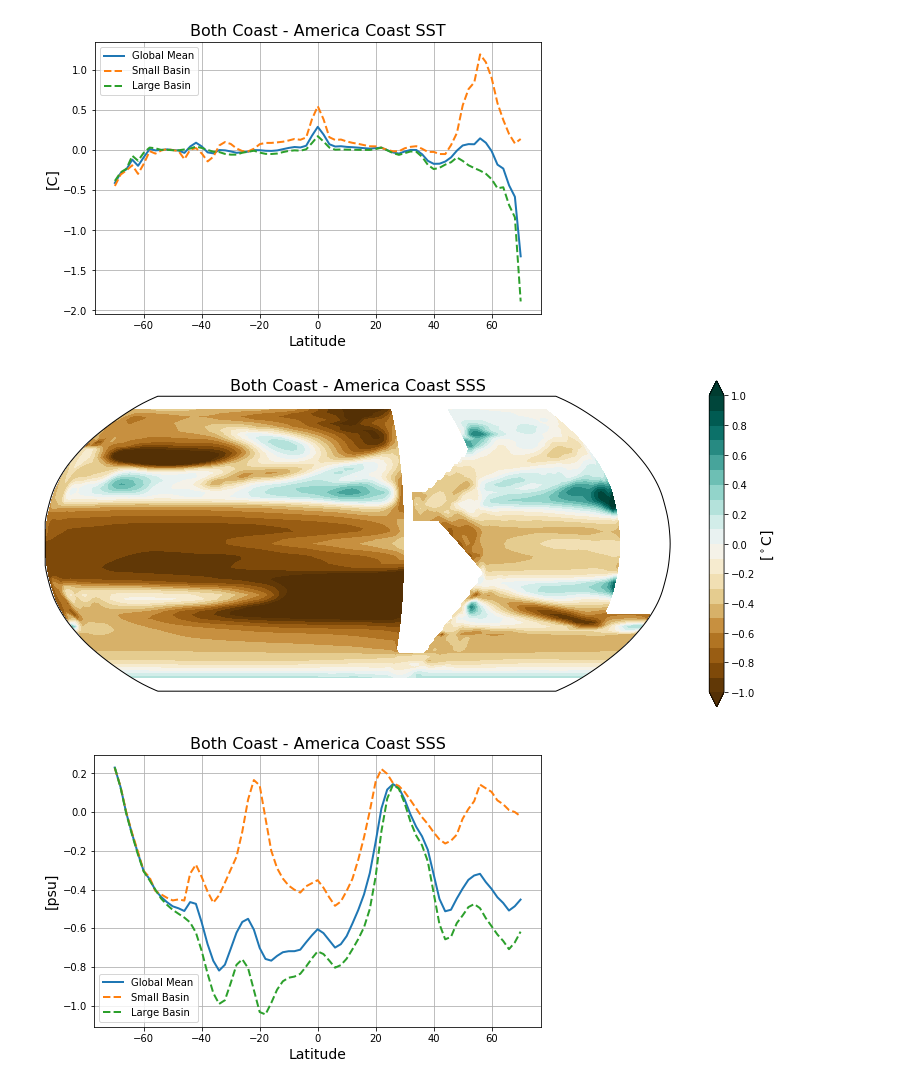
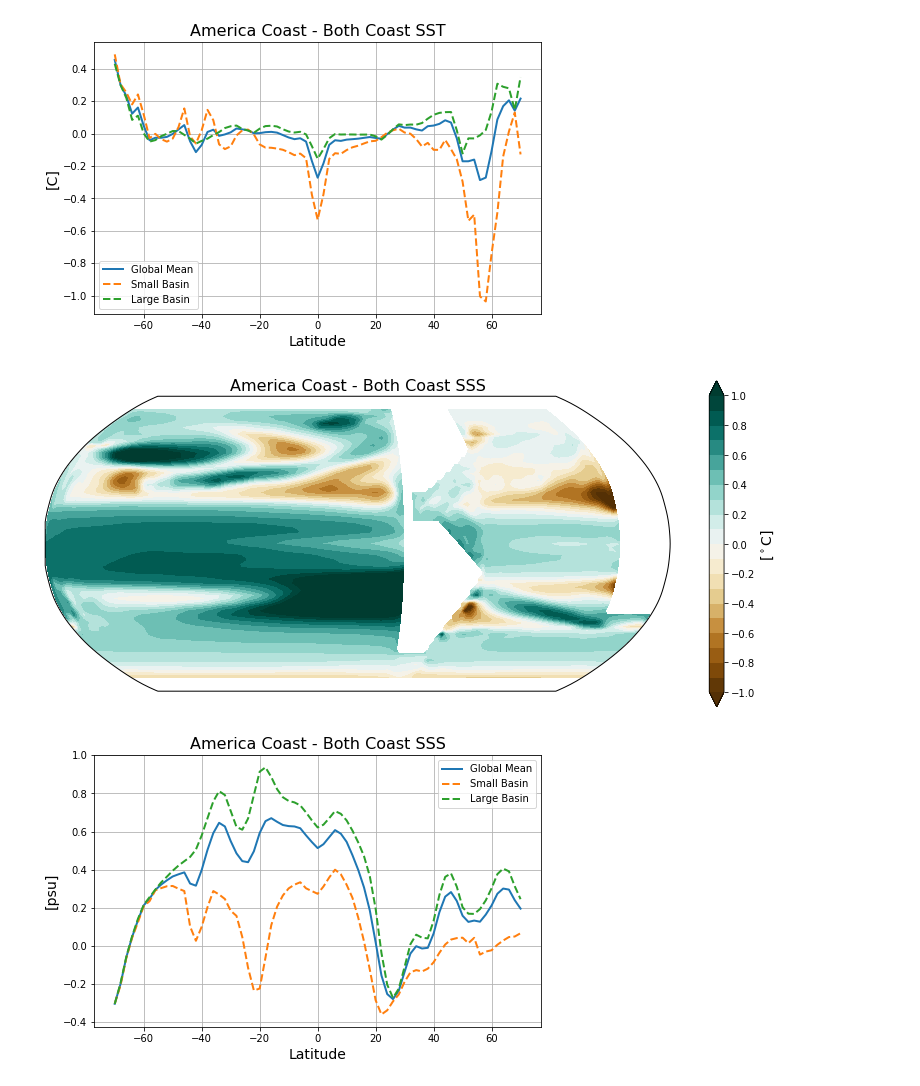
Before and after one commit to s-ragen/AQUA_CODE, a Jupyter notebook: Differences.ipynb, the cells around one changed output. Saved outputs shown, nothing was run; the diff lists cells and outputs as text; code cells hidden in the pictures.

```diff
--- a/Differences.ipynb
+++ b/Differences.ipynb
@@ -44,15 +44,15 @@ di_both = xr.open_dataset(path_month_both, decode_times=True)
 case_am = 'America Coast'
 
 # path to ocean_annual file
-path_year_am = '/data/sragen/aquaplanet/MASTERS/am_coast/run/DATA/200yr/20000101.ocean_annual.nc'
+path_year_am = '/data/sragen/aquaplanet/MASTERS/am_coast/run/DATA/300yr/21300101.ocean_annual.nc'
 dy_am = xr.open_dataset(path_year_am, decode_times=True)
 
 # path to ocean_month file
-path_month_am = '/data/sragen/aquaplanet/MASTERS/am_coast/run/DATA/200yr/20000101.ocean_month.nc'
+path_month_am = '/data/sragen/aquaplanet/MASTERS/am_coast/run/DATA/300yr/21300101.ocean_month.nc'
 dm_am = xr.open_dataset(path_month_am, decode_times=True)
 
 # path to ice_month file
-path_month_am = '/data/sragen/aquaplanet/MASTERS/am_coast/run/DATA/200yr/20000101.ice_month.nc'
+path_month_am = '/data/sragen/aquaplanet/MASTERS/am_coast/run/DATA/300yr/21300101.ice_month.nc'
 di_am = xr.open_dataset(path_month_am, decode_times=True)
 
 
@@ -60,15 +60,15 @@ di_am = xr.open_dataset(path_month_am, decode_times=True)
 case_af = 'Africa Coast'
 
 # path to ocean_annual file
-path_year_af = '/data/sragen/aquaplanet/MASTERS/af_coast/run/DATA/200yr/20000101.ocean_annual.nc'
+path_year_af = '/data/sragen/aquaplanet/MASTERS/af_coast/run/DATA/300yr/21300101.ocean_annual.nc'
 dy_af = xr.open_dataset(path_year_af, decode_times=True)
 
 # path to ocean_month file
-path_month_af = '/data/sragen/aquaplanet/MASTERS/af_coast/run/DATA/200yr/20000101.ocean_month.nc'
+path_month_af = '/data/sragen/aquaplanet/MASTERS/af_coast/run/DATA/300yr/21300101.ocean_month.nc'
 dm_af = xr.open_dataset(path_month_af, decode_times=True)
 
 # path to ice_month file
-path_month_af = '/data/sragen/aquaplanet/MASTERS/af_coast/run/DATA/200yr/20000101.ice_month.nc'
+path_month_af = '/data/sragen/aquaplanet/MASTERS/af_coast/run/DATA/300yr/21300101.ice_month.nc'
 di_af = xr.open_dataset(path_month_af, decode_times=True)
 
 
@@ -226,3 +241,3 @@ plot_surface_diffs(dy_both, dy_af, case_both, case_af)
 # %%
-plot_surface_diffs(dy_both, dy_am, case_both, case_am)
+plot_surface_diffs(dy_am, dy_both, case_am, case_both)
 # %% [output]
@@ -230,3 +245,3 @@ plot_surface_diffs(dy_both, dy_am, case_both, case_am)
-[figure, old version]
+[figure, new version]
-[figure, old version]
+[figure, new version]
-[figure, old version]
+[figure, new version]
```
Also changed, not shown: parts of 17 cells of this notebook, 3 other files.
